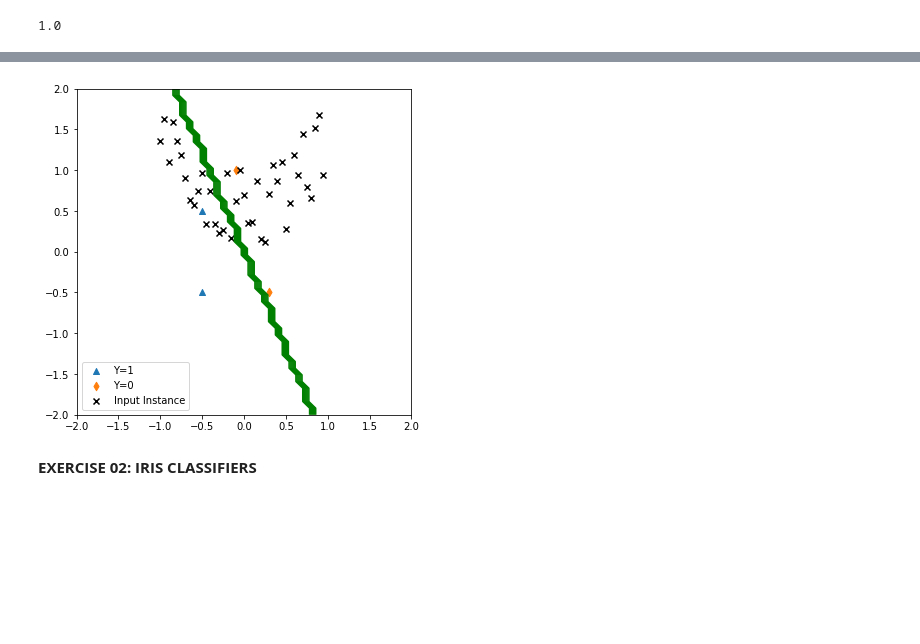
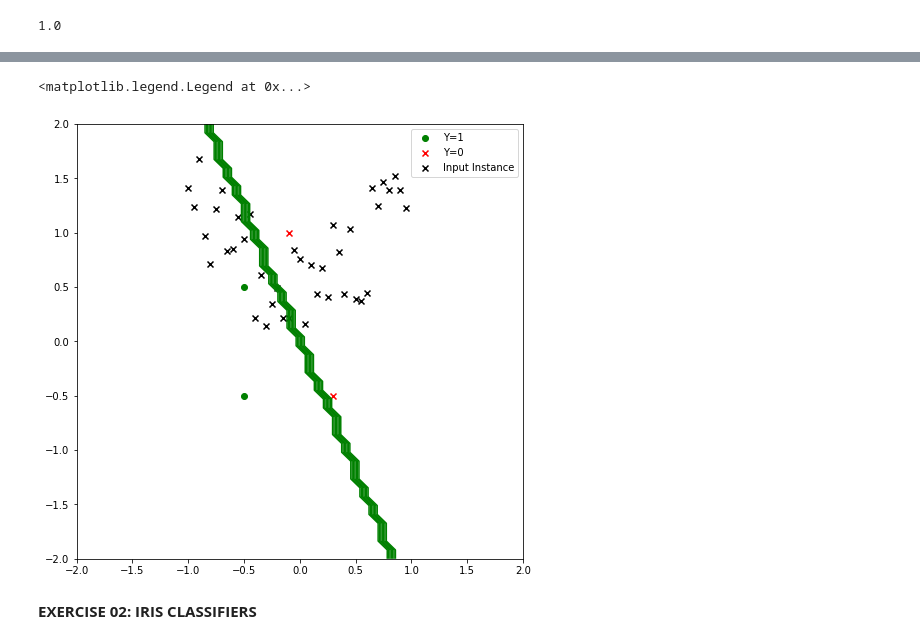
Before and after one commit to DannyNguyen24-Vietnam/Artificial-Intellgence-Course---HCMUTE---Perceptron---Week07, a Jupyter notebook: ARIN_Course_Exercise_Week07.ipynb, the cells around one changed output, grey strips where cells are left out. Saved outputs shown, nothing was run; the diff lists cells and outputs as text; code cells hidden in the pictures; blank space fills up the shorter version.

```diff
--- a/ARIN_Course_Exercise_Week07.ipynb
+++ b/ARIN_Course_Exercise_Week07.ipynb
@@ -6,6 +6,23 @@ import matplotlib.pyplot as plt
 from sklearn.linear_model import Perceptron
 # %% [markdown]
 **EXERCISE 01: HANDS-ON PERCEPTRON**
+# %%
+####### DECISION BOUNDARY CREATING FUNCTION #######
+def decisionBoundary(min1, max1, min2, max2, lensize, trained_model, plt_len, plt_wid):
+  len_size = lensize
+  x1_range_other  = np.linspace(min1, max1, len_size).reshape(len_size, 1)
+  x2_range_other  = np.linspace(min2, max2, len_size).reshape(len_size, 1)
+  pred_val_other  = np.zeros((len_size, len_size))
+
+  # Combine every x-y and make prediction to finally classify them
+  for i in range(len_size):
+    for j in range(len_size):
+      pred_val_other[i, j] = trained_model.predict([[x1_range_other[i, 0], x2_range_other[j, 0]]]).max()
+
+  # Create meshgrid and plot decision boundary for clusters
+  plt.figure(figsize = [plt_len, plt_wid])
+  mesh_l, mesh_w = np.meshgrid(x1_range_other, x2_range_other)
+  contour_set = plt.contour(mesh_l, mesh_w, pred_val_other.T, colors = 'green')
 # %% [markdown]
 A dataset based on OR logic gate
 # %%
@@ -100,25 +102,9 @@ x_test_boundary.head()
 # %%
-# Create instances for x axis and y axis
-len_size = 50
-x1_range_other  = np.linspace(-2, 2, len_size).reshape(len_size, 1)
-x2_range_other  = np.linspace(-2, 2, len_size).reshape(len_size, 1)
-pred_val_other  = np.zeros((len_size, len_size))
-
-
-# Combine every x-y and make prediction to finally classify them
-for i in range(len_size):
-  for j in range(len_size):
-    pred_val_other[i, j] = percep_model_other.predict([[x1_range_other[i, 0], x2_range_other[j, 0]]]).max()
-
-# Create meshgrid and plot decision boundary for clusters
-plt.figure(figsize = [6, 6])
-plt.scatter(x_other[0][y_other[0]==1], x_other[1][y_other[0]==1], marker = '^')
-plt.scatter(x_other[0][y_other[0]==0], x_other[1][y_other[0]==0], marker = 'd')
+decisionBoundary(-2, 2, -2, 2, 50, percep_model_other, 8, 8)
+plt.scatter(x_other[0][y_other[0]==1], x_other[1][y_other[0]==1], marker = 'o', color='green')
+plt.scatter(x_other[0][y_other[0]==0], x_other[1][y_other[0]==0], marker = 'x', color='red')
 plt.scatter(x_test_boundary[0], x_test_boundary[1], marker = 'x', color='black')
-
 plt.legend(['Y=1', 'Y=0', 'Input Instance'])
-mesh_l, mesh_w = np.meshgrid(x1_range_other, x2_range_other)
-contour_set = plt.contour(mesh_l, mesh_w, pred_val_other.T, colors = 'green')
-plt.show()
 # %% [output]
+<matplotlib.legend.Legend at 0x...>
-[figure, old version]
+[figure, new version]
```
Also changed, not shown: parts of 19 cells of this notebook.
